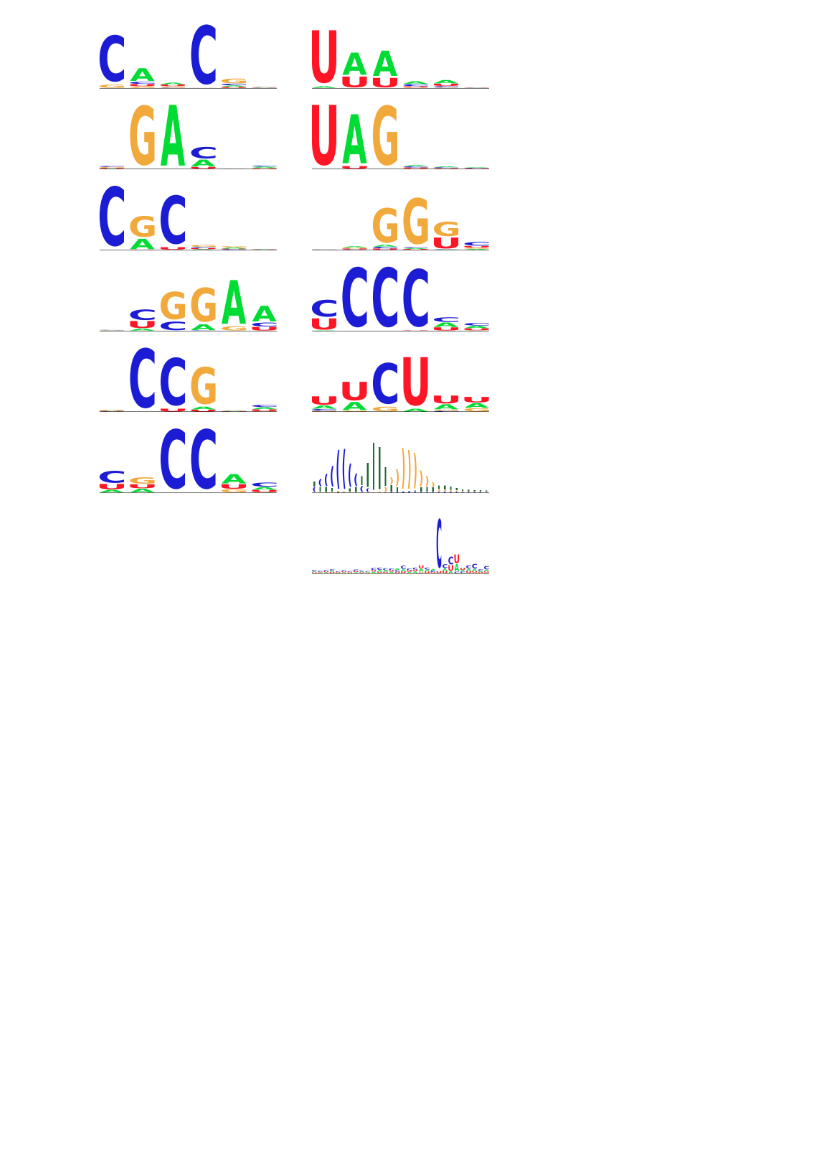
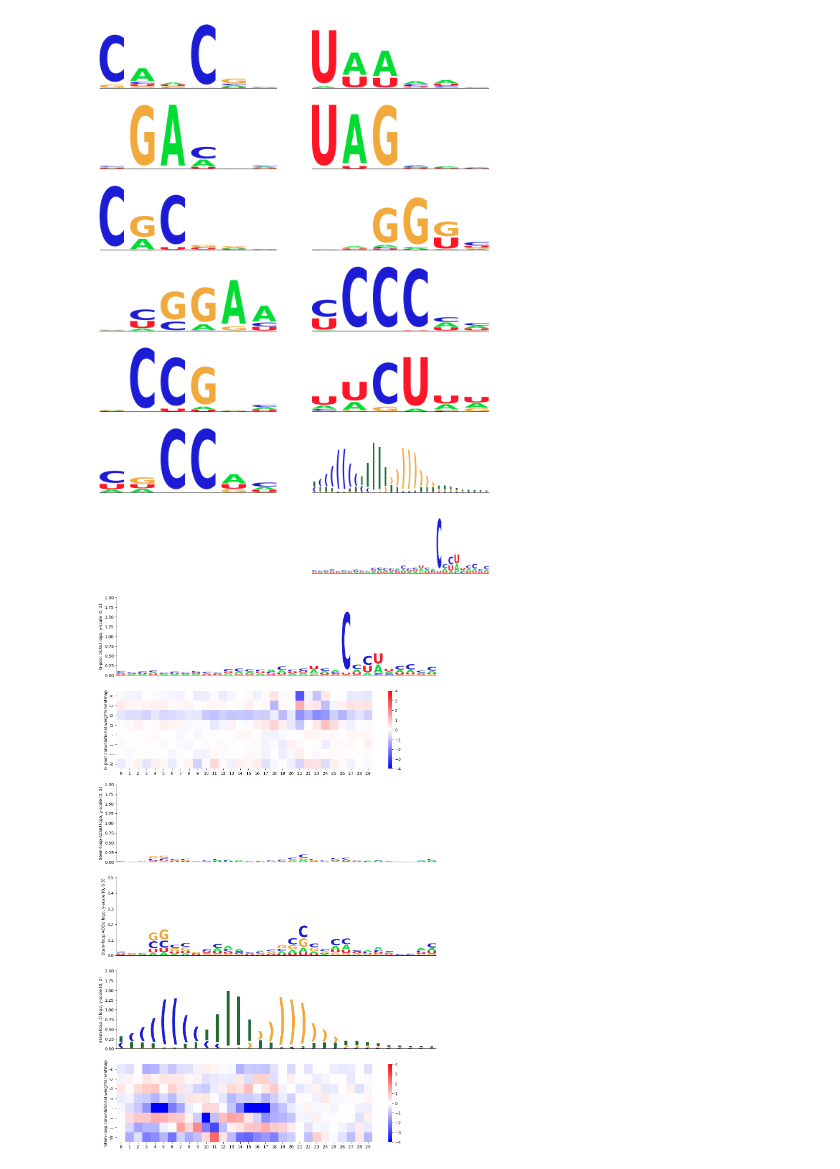
Before and after one commit to Liao-Group/interpretable-splicing-visualization, a Jupyter notebook: notebooks/sequence_logo.ipynb, the cells around one changed output. Cells and saved outputs as stored; diff of their text form; code cells hidden in the pictures; blank space fills up the shorter version.

```diff
--- a/notebooks/sequence_logo.ipynb
+++ b/notebooks/sequence_logo.ipynb
@@ -84,6 +81,7 @@ fig.savefig("../figures/all_sequence_features.png", dpi=300)
 # %%
 xTr = load(f"../data/xTr_ES7_HeLa_ABC.pkl.gz")
 
+num_seq_filters = model.get_layer("qc_incl").kernel.shape[2]
 num_struct_filters = model.get_layer('c_incl_struct').kernel.shape[2]
 struct_filter_width = model.get_layer("c_incl_struct").kernel.shape[0]
 input_length = model.input[0].shape[1]
@@ -226,3 +224,74 @@ axes[6,0].axis("off")
 fig.savefig("../figures/feature_legend.png", dpi=300)
 # %% [output]
 [figure]
+# %%
+fig, axes = plt.subplots(6, 1, figsize=(14, 24))
+
+df = acts_df[['input', f'f{skip_order[0]}']]
+df.columns = ['input', 'activation']
+df = df.reset_index()
+sequence_logo.plot_logo(df, 2, axes[0])
+axes[0].set_ylim(0, 2)
+axes[0].tick_params(top=False, bottom=False, left=True, right=False, labelleft=True, labelbottom=False)
+axes[0].spines["top"].set_visible(False)
+axes[0].spines["right"].set_visible(False)
+axes[0].spines["left"].set_visible(True)
+axes[0].set_ylabel("G-poor ACGU logo, y-scale (0, 2)")
+
+
+sns.heatmap(skip_conv_W[..., skip_order[0]].numpy().T,
+            cmap='bwr',
+            ax=axes[1],
+            vmin=-4,
+            vmax=4)
+axes[1].set_yticks(np.arange(8) + 0.5)
+axes[1].set_yticklabels(("A", "C", "G", "U", ".", "(", ")", "W"))
+axes[1].set_ylabel(f'G-poor convolutional weights heatmap')
+
+
+df = acts_df[['input', f'f{skip_order[2]}']]
+df.columns = ['input', 'activation']
+df = df.reset_index()
+sequence_logo.plot_logo(df, 2, axes[2])
+axes[2].set_ylim(0, 2)
+axes[2].tick_params(top=False, bottom=False, left=True, right=False, labelleft=True, labelbottom=False)
+axes[2].spines["top"].set_visible(False)
+axes[2].spines["right"].set_visible(False)
+axes[2].spines["left"].set_visible(True)
+axes[2].set_ylabel("Stem-loop ACGU logo, y-scale (0, 2)")
+
+df = acts_df[['input', f'f{skip_order[2]}']]
+df.columns = ['input', 'activation']
+df = df.reset_index()
+sequence_logo.plot_logo(df, 2, axes[3])
+axes[3].set_ylim(0, 0.5)
+axes[3].tick_params(top=False, bottom=False, left=True, right=False, labelleft=True, labelbottom=False)
+axes[3].spines["top"].set_visible(False)
+axes[3].spines["right"].set_visible(False)
+axes[3].spines["left"].set_visible(True)
+axes[3].set_ylabel("Stem-loop ACGU logo, y-scale (0, 0.5)")
+
+dfS = acts_df_struct[['input', f'f{skip_order[2]}']]
+dfS.columns = ['input', 'activation']
+dfS = dfS.reset_index(drop=True)
+sequence_logo.plot_logo(dfS, 1, axes[4], nts=['.', '(', ')'], color_map={".": "#1f6933", "(": "#1c1cd5", ")": "#f2a93c"})
+axes[4].set_ylim(0, 2)
+axes[4].tick_params(top=False, bottom=False, left=True, right=False, labelleft=True, labelbottom=False)
+axes[4].spines["top"].set_visible(False)
+axes[4].spines["right"].set_visible(False)
+axes[4].spines["left"].set_visible(True)
+axes[4].set_ylabel("Stem-loop .() logo, y-scale (0, 2)")
+
+
+sns.heatmap(skip_conv_W[..., skip_order[2]].numpy().T,
+            cmap='bwr',
+            ax=axes[5],
+            vmin=-4,
+            vmax=4)
+axes[5].set_yticks(np.arange(8) + 0.5)
+axes[5].set_yticklabels(("A", "C", "G", "U", ".", "(", ")", "W"))
+axes[5].set_ylabel(f'Stem-loop convolutional weights heatmap')
+
+fig.savefig("../figures/long_features_rep.png", dpi=300)
+# %% [output]
+[figure, added]
```
Also changed, not shown: parts of 2 cells of this notebook, 13 other files.
